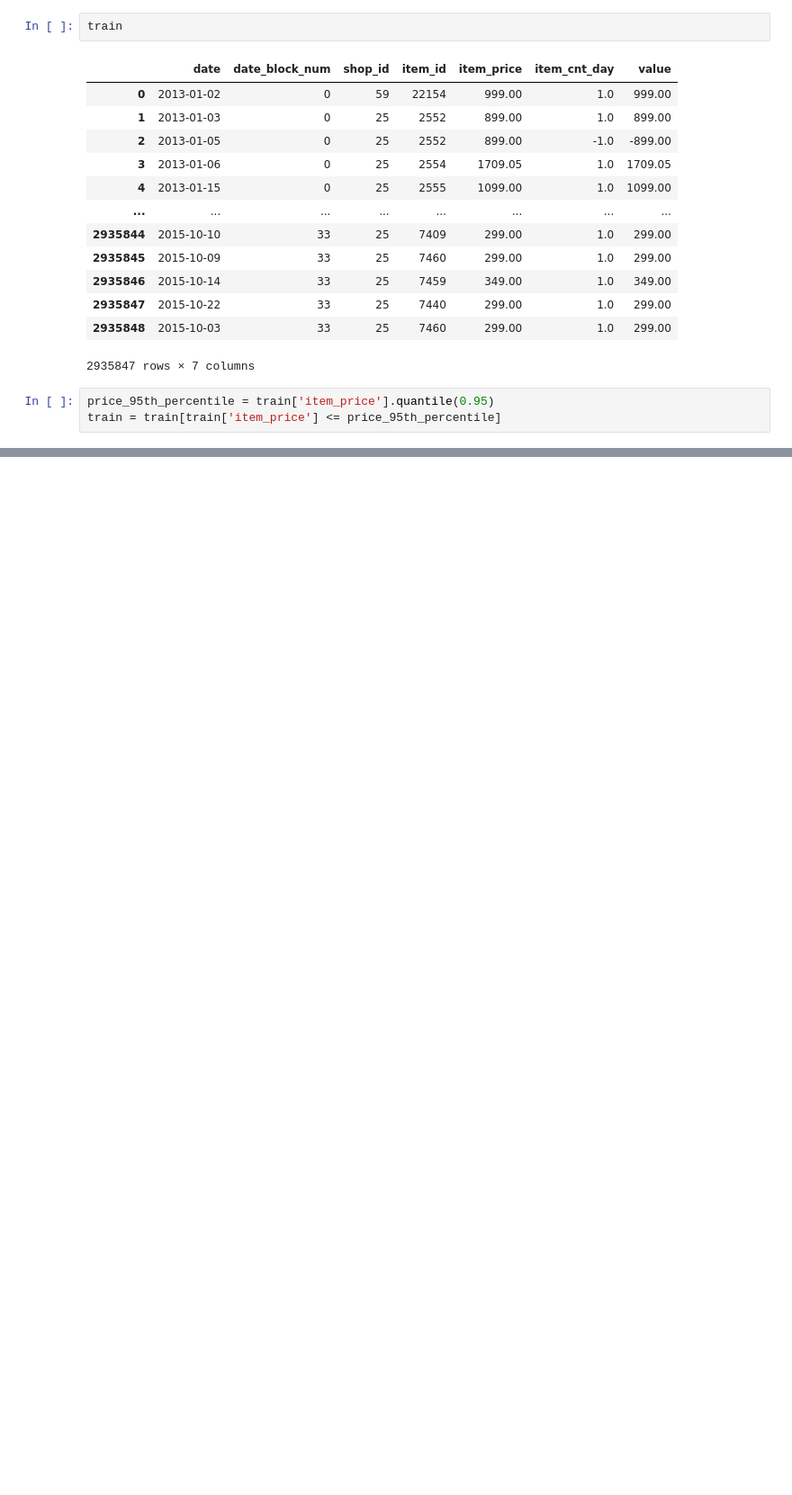
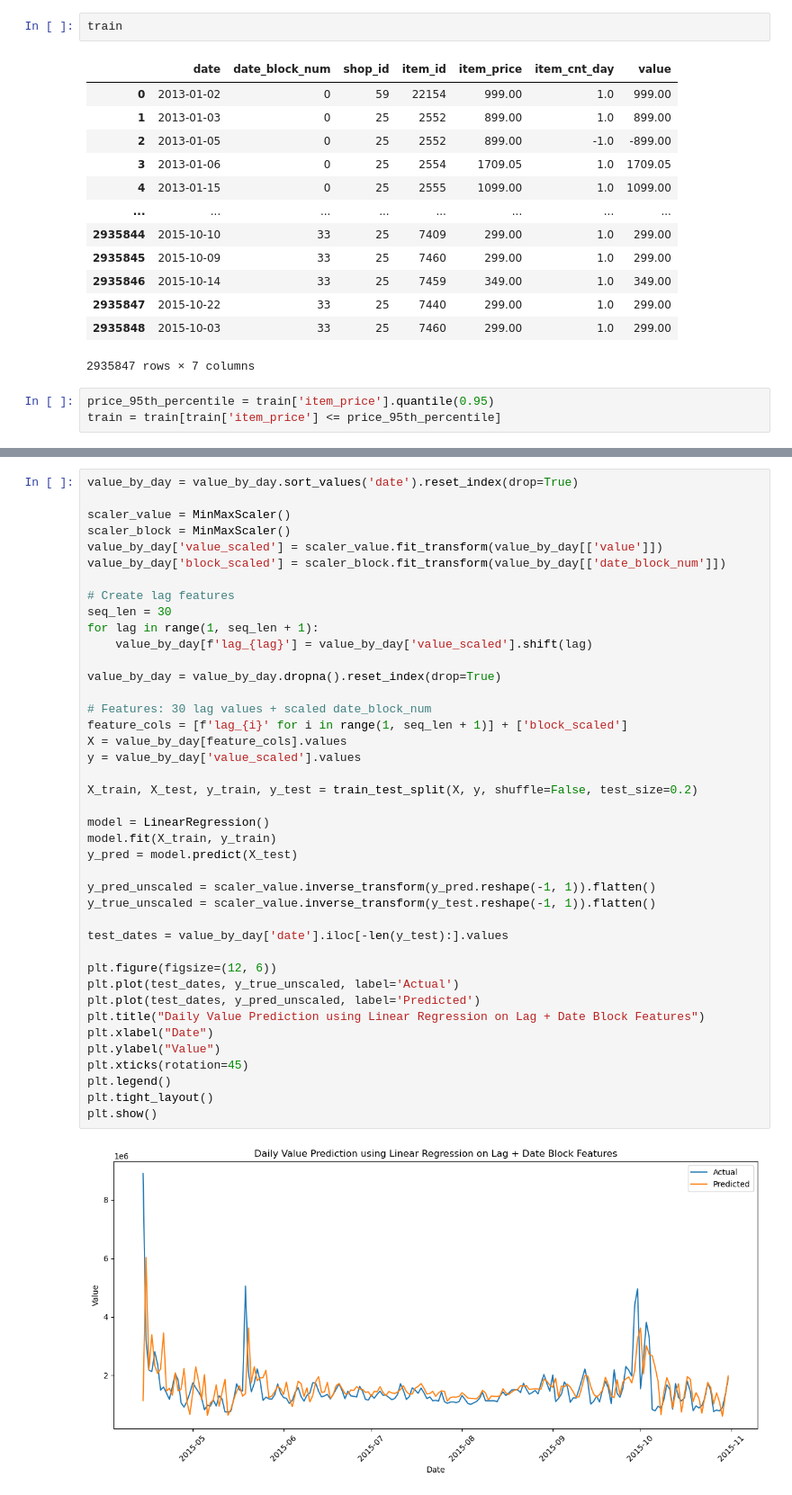
Before and after one commit to zacharyvachal/COS-448, a Jupyter notebook: dynamic.ipynb, the cells around one changed output, grey strips where cells are left out. Shown at 90% size. Cells and saved outputs as stored; diff of their text form; blank space fills up the shorter version.

```diff
--- a/dynamic.ipynb
+++ b/dynamic.ipynb
@@ -217,0 +343,43 @@ plt.show()
+# %%
+value_by_day = value_by_day.sort_values('date').reset_index(drop=True)
+
+scaler_value = MinMaxScaler()
+scaler_block = MinMaxScaler()
+value_by_day['value_scaled'] = scaler_value.fit_transform(value_by_day[['value']])
+value_by_day['block_scaled'] = scaler_block.fit_transform(value_by_day[['date_block_num']])
+
+# Create lag features
+seq_len = 30
+for lag in range(1, seq_len + 1):
+    value_by_day[f'lag_{lag}'] = value_by_day['value_scaled'].shift(lag)
+
+value_by_day = value_by_day.dropna().reset_index(drop=True)
+
+# Features: 30 lag values + scaled date_block_num
+feature_cols = [f'lag_{i}' for i in range(1, seq_len + 1)] + ['block_scaled']
+X = value_by_day[feature_cols].values
+y = value_by_day['value_scaled'].values
+
+X_train, X_test, y_train, y_test = train_test_split(X, y, shuffle=False, test_size=0.2)
+
+model = LinearRegression()
+model.fit(X_train, y_train)
+y_pred = model.predict(X_test)
+
+y_pred_unscaled = scaler_value.inverse_transform(y_pred.reshape(-1, 1)).flatten()
+y_true_unscaled = scaler_value.inverse_transform(y_test.reshape(-1, 1)).flatten()
+
+test_dates = value_by_day['date'].iloc[-len(y_test):].values
+
+plt.figure(figsize=(12, 6))
+plt.plot(test_dates, y_true_unscaled, label='Actual')
+plt.plot(test_dates, y_pred_unscaled, label='Predicted')
+plt.title("Daily Value Prediction using Linear Regression on Lag + Date Block Features")
+plt.xlabel("Date")
+plt.ylabel("Value")
+plt.xticks(rotation=45)
+plt.legend()
+plt.tight_layout()
+plt.show()
+# %% [output]
+[figure, added]
```
Also changed, not shown: parts of 14 cells of this notebook.
